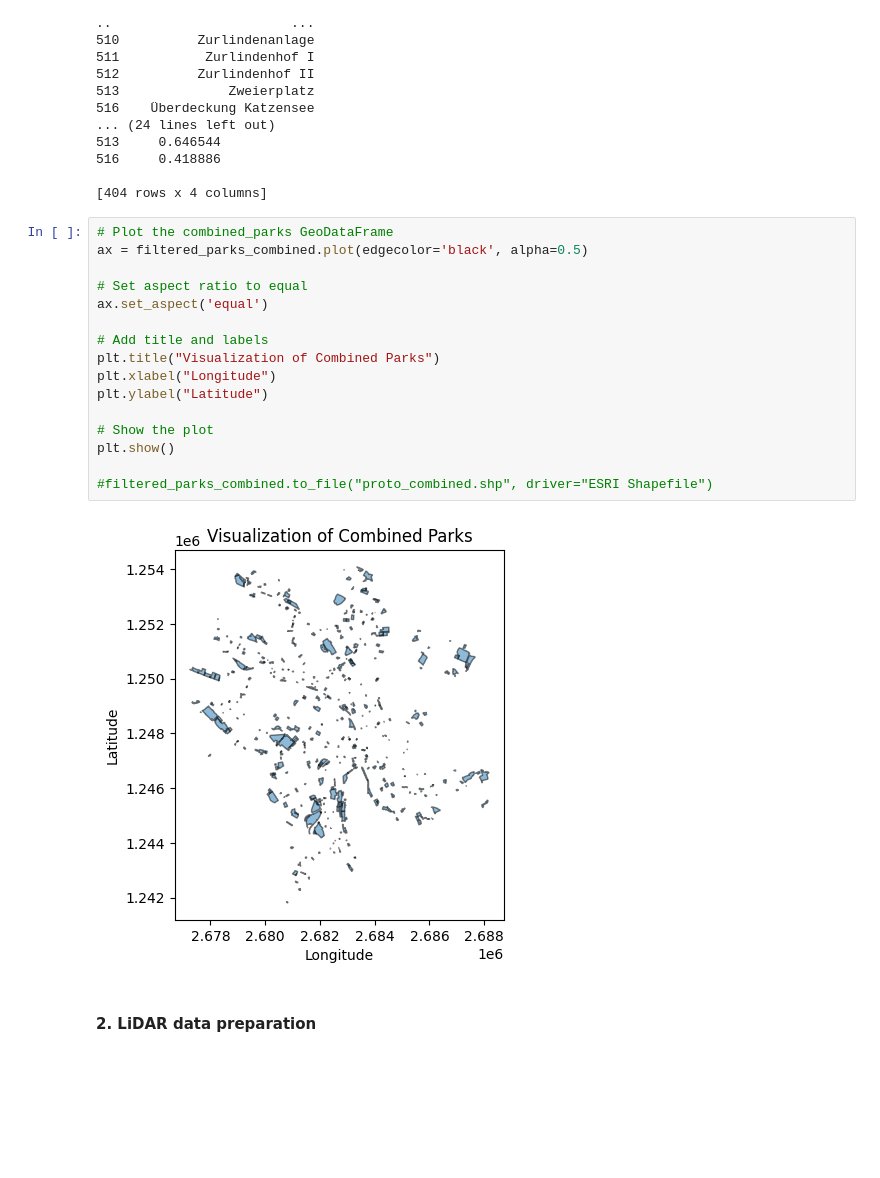
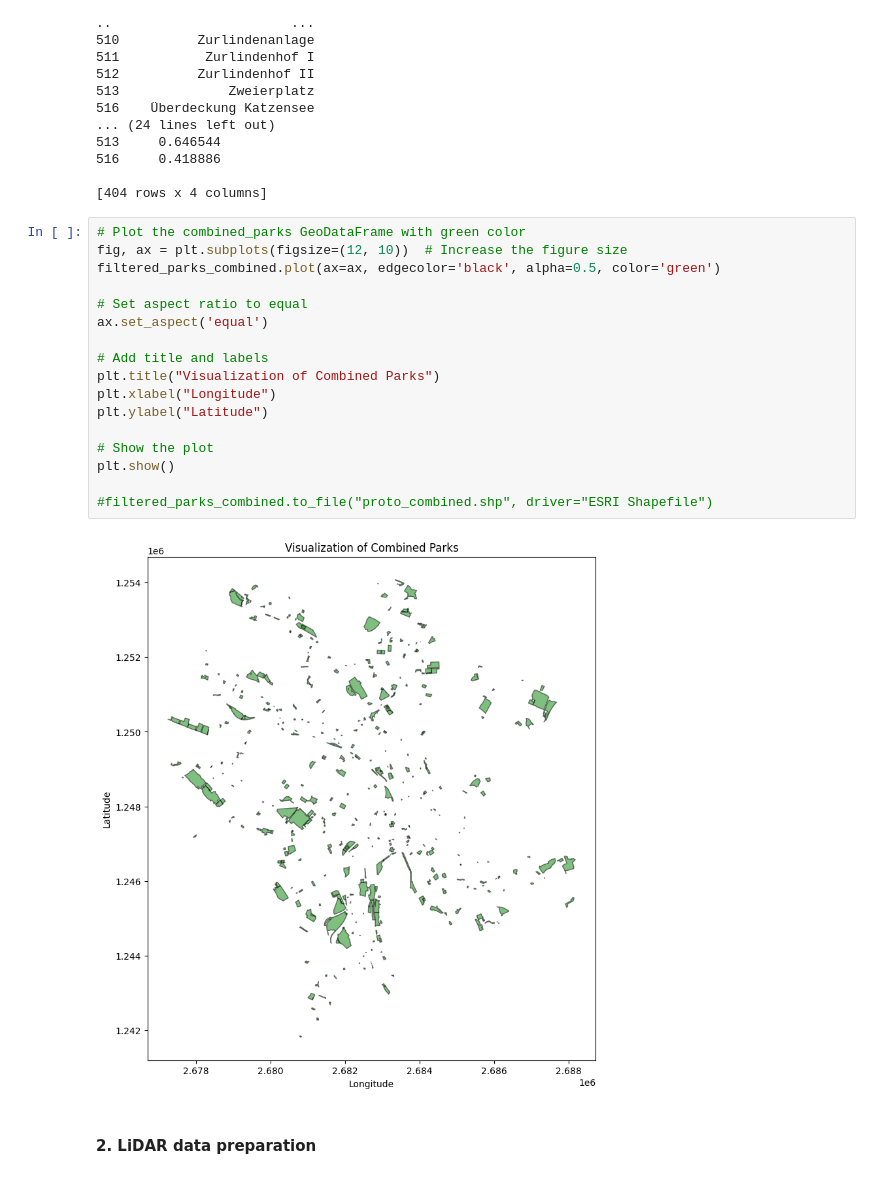
Before and after one commit to dtakov2/geo877, a Jupyter notebook: GEO-877-Main.ipynb, the cells around one changed output. Cells and saved outputs as stored; diff of their text form; blank space fills up the shorter version.

Commit message:
updated visuals

```diff
--- a/GEO-877-Main.ipynb
+++ b/GEO-877-Main.ipynb
@@ -408,23 +408,24 @@ print(filtered_parks_combined)
 
 [404 rows x 4 columns]
 # %%
-# Plot the combined_parks GeoDataFrame
-ax = filtered_parks_combined.plot(edgecolor='black', alpha=0.5)
+# Plot the combined_parks GeoDataFrame with green color
+fig, ax = plt.subplots(figsize=(12, 10))  # Increase the figure size
+filtered_parks_combined.plot(ax=ax, edgecolor='black', alpha=0.5, color='green')
 
 # Set aspect ratio to equal
 ax.set_aspect('equal')
 
 # Add title and labels
 plt.title("Visualization of Combined Parks")
 plt.xlabel("Longitude")
 plt.ylabel("Latitude")
 
 # Show the plot
 plt.show()
 
 #filtered_parks_combined.to_file("proto_combined.shp", driver="ESRI Shapefile")
 # %% [output]
-[figure, old version]
+[figure, new version]
 # %% [markdown]
 #### 2. LiDAR data preparation
 # %%
```
